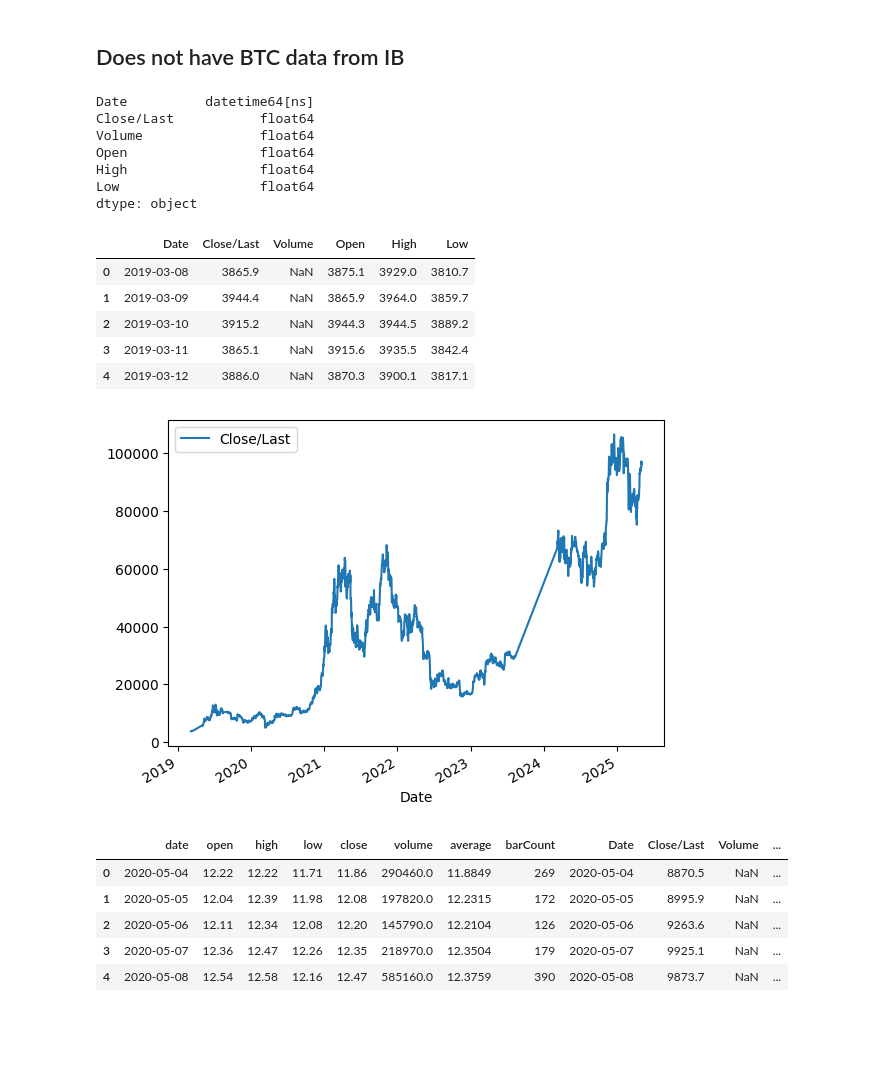
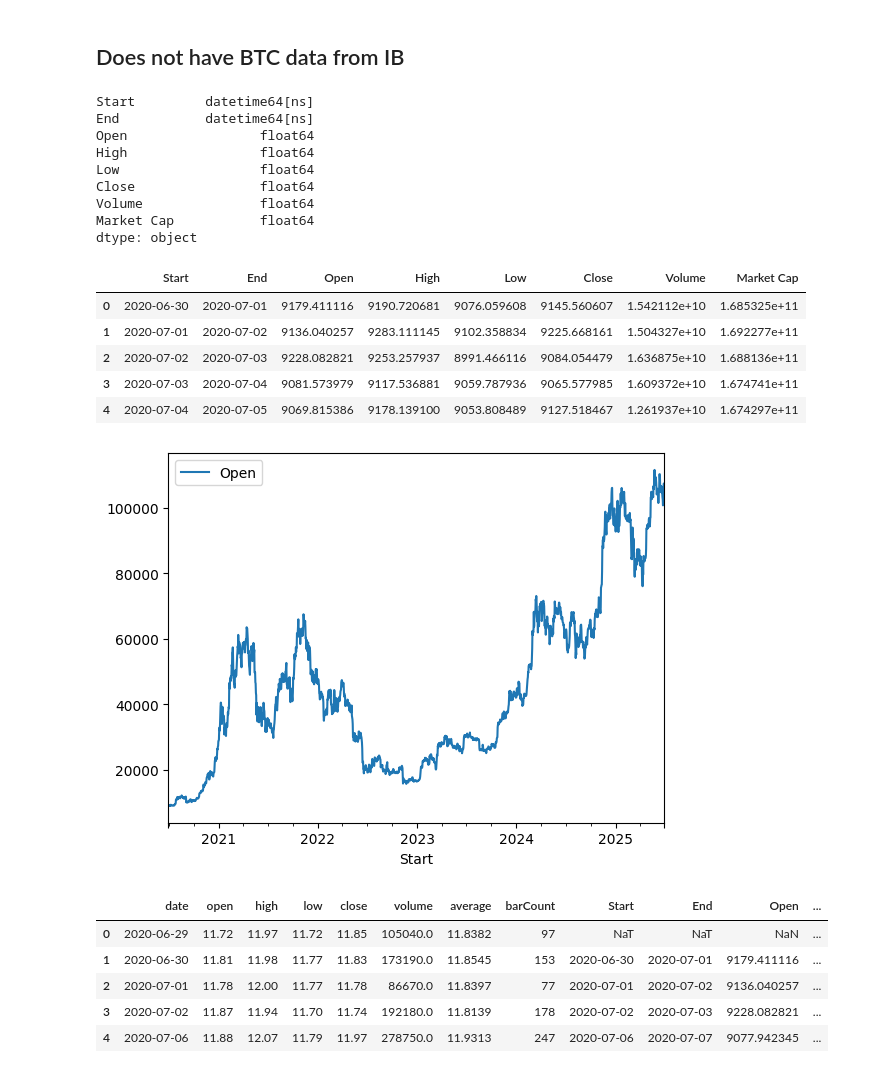
Before and after one commit to edwinclu/bitfund, a Jupyter notebook: src/jupyter/mstr.ipynb, the cells around one changed output. Cells and saved outputs as stored; diff of their text form; code cells hidden in the pictures; blank space fills up the shorter version.

```diff
--- a/src/jupyter/mstr.ipynb
+++ b/src/jupyter/mstr.ipynb
@@ -139,8 +135,23 @@ No historical data received for BTC with duration '7 D' and bar size '1 hour'.
 # %%
 def read_bitcoin_historical_data(csv_filepath):
     try:
-        df = pd.read_csv(csv_filepath, parse_dates=['Date'], dayfirst=False)
-        return df.sort_values(by='Date', ascending=True).reset_index(drop=True)
+        df = pd.read_csv(csv_filepath)
+        # print("\n--- Pandas DataFrame ---")
+        # print("DataFrame Head:")
+        # print(df.head())
+        # print("\nDataFrame Info (data types):")
+        # df.info()
+        return df.sort_values(by='Start', ascending=True).reset_index(drop=True)
+        # # reverse to get ascending
+        # df = df.iloc[::-1]
+
+        # date_and_open_price_df = df[['Start', 'Open']]
+        # # get the reversed array
+        # date_and_open_price_array = date_and_open_price_df.to_numpy()
+        # print(date_and_open_price_array)
+
+        # TODO: figure out how to call utils.segmentation.py
+
     except FileNotFoundError:
         print(f"Error: CSV file not found at '{csv_filepath}'")
         return None
@@ -148,36 +159,40 @@ def read_bitcoin_historical_data(csv_filepath):
         print(f"An error occurred while reading the CSV file: {e}")
         return None
 
-bitcoin_his_df = read_bitcoin_historical_data("data/nasdaq-bitcoin-5Y-20250503.csv")
+bitcoin_his_df = read_bitcoin_historical_data("data/bitcoin_2020-06-30_2025-06-29.csv")
+bitcoin_his_df['Start'] = pd.to_datetime(bitcoin_his_df['Start']) #convert object column to datetime64
+bitcoin_his_df['End'] = pd.to_datetime(bitcoin_his_df['End'])
 print(bitcoin_his_df.dtypes)
 display(bitcoin_his_df.head())
 # %% [output]
-Date          datetime64[ns]
-Close/Last           float64
-Volume               float64
+Start         datetime64[ns]
+End           datetime64[ns]
 Open                 float64
 High                 float64
 Low                  float64
+Close                float64
+Volume               float64
+Market Cap           float64
 dtype: object
-|  | Date | Close/Last | Volume | Open | High | Low |
-| 0 | 2019-03-08 | 3865.9 | NaN | 3875.1 | 3929.0 | 3810.7 |
-| 1 | 2019-03-09 | 3944.4 | NaN | 3865.9 | 3964.0 | 3859.7 |
-| 2 | 2019-03-10 | 3915.2 | NaN | 3944.3 | 3944.5 | 3889.2 |
-| 3 | 2019-03-11 | 3865.1 | NaN | 3915.6 | 3935.5 | 3842.4 |
-| 4 | 2019-03-12 | 3886.0 | NaN | 3870.3 | 3900.1 | 3817.1 |
+|  | Start | End | Open | High | Low | Close | Volume | Market Cap |
+| 0 | 2020-06-30 | 2020-07-01 | 9179.411116 | 9190.720681 | 9076.059608 | 9145.560607 | 1.542112e+10 | 1.685325e+11 |
+| 1 | 2020-07-01 | 2020-07-02 | 9136.040257 | 9283.111145 | 9102.358834 | 9225.668161 | 1.504327e+10 | 1.692277e+11 |
+| 2 | 2020-07-02 | 2020-07-03 | 9228.082821 | 9253.257937 | 8991.466116 | 9084.054479 | 1.636875e+10 | 1.688136e+11 |
+| 3 | 2020-07-03 | 2020-07-04 | 9081.573979 | 9117.536881 | 9059.787936 | 9065.577985 | 1.609372e+10 | 1.674741e+11 |
+| 4 | 2020-07-04 | 2020-07-05 | 9069.815386 | 9178.139100 | 9053.808489 | 9127.518467 | 1.261937e+10 | 1.674297e+11 |
 # %%
-bitcoin_his_df.plot(x='Date', y='Close/Last');
+bitcoin_his_df.plot(x='Start', y='Open');
 # %% [output]
-[figure, old version]
+[figure, new version]
 # %%
 # bitcoin_his_df = bitcoin_his_df.[(bitcoin_his_df['Date'] >= pd.to_datetime('2024-05-02'))]
-mstr_btc_df = pd.merge(mstr_his_df, bitcoin_his_df, left_on='date', right_on='Date', how='left', suffixes=('_mstr', '_btc'))
+mstr_btc_df = pd.merge(mstr_his_df, bitcoin_his_df, left_on='date', right_on='Start', how='left', suffixes=('_mstr', '_btc'))
 display(mstr_btc_df.head())
 # %% [output]
-|  | date | open | high | low | close | volume | average | barCount | Date | Close/Last | Volume | ... |
-| 0 | 2020-05-04 | 12.22 | 12.22 | 11.71 | 11.86 | 290460.0 | 11.8849 | 269 | 2020-05-04 | 8870.5 | NaN | ... |
-| 1 | 2020-05-05 | 12.04 | 12.39 | 11.98 | 12.08 | 197820.0 | 12.2315 | 172 | 2020-05-05 | 8995.9 | NaN | ... |
-| 2 | 2020-05-06 | 12.11 | 12.34 | 12.08 | 12.20 | 145790.0 | 12.2104 | 126 | 2020-05-06 | 9263.6 | NaN | ... |
-| 3 | 2020-05-07 | 12.36 | 12.47 | 12.26 | 12.35 | 218970.0 | 12.3504 | 179 | 2020-05-07 | 9925.1 | NaN | ... |
-| 4 | 2020-05-08 | 12.54 | 12.58 | 12.16 | 12.47 | 585160.0 | 12.3759 | 390 | 2020-05-08 | 9873.7 | NaN | ... |
+|  | date | open | high | low | close | volume | average | barCount | Start | End | Open | ... |
+| 0 | 2020-06-29 | 11.72 | 11.97 | 11.72 | 11.85 | 105040.0 | 11.8382 | 97 | NaT | NaT | NaN | ... |
+| 1 | 2020-06-30 | 11.81 | 11.98 | 11.77 | 11.83 | 173190.0 | 11.8545 | 153 | 2020-06-30 | 2020-07-01 | 9179.411116 | ... |
+| 2 | 2020-07-01 | 11.78 | 12.00 | 11.77 | 11.78 | 86670.0 | 11.8397 | 77 | 2020-07-01 | 2020-07-02 | 9136.040257 | ... |
+| 3 | 2020-07-02 | 11.87 | 11.94 | 11.70 | 11.74 | 192180.0 | 11.8139 | 178 | 2020-07-02 | 2020-07-03 | 9228.082821 | ... |
+| 4 | 2020-07-06 | 11.88 | 12.07 | 11.79 | 11.97 | 278750.0 | 11.9313 | 247 | 2020-07-06 | 2020-07-07 | 9077.942345 | ... |
 # %%
```
Also changed, not shown: parts of 10 cells of this notebook, 4 other files.
